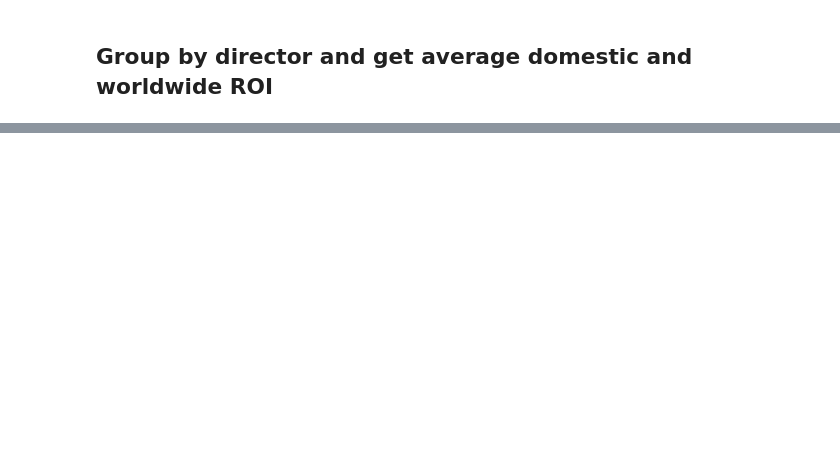
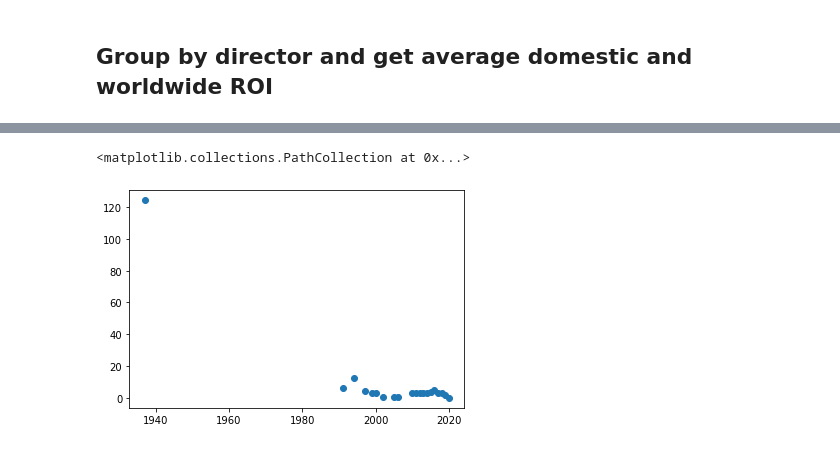
Before and after one commit to abigailjcampbell/dsc-phase-2-project-v3, a Jupyter notebook: student.ipynb, the cells around one changed output, grey strips where cells are left out. Drawn from its saved outputs; the diff is of its cells as text; code cells hidden in the pictures; blank space fills up the shorter version.

```diff
--- a/student.ipynb
+++ b/student.ipynb
@@ -370,0 +324,4 @@ genre_roi
+# %%
+# separate out the genre column into one row for each individual genre
+split_genres = budgets_basics.explode('genres')
+split_genres.to_csv('data/split_genre.csv')
@@ -441,0 +460,6 @@ director_roi
+# %%
+action = split_genres[split_genres['genres'] == 'Animation']
+action_year = action.groupby('release_year', as_index=False).mean()
+action_year_sum = action.groupby('release_year').sum()
+action_year['count'] = action_year_sum['count']
+action_year.head(10)
@@ -441,0 +478,5 @@ director_roi
+# %%
+plt.scatter(action_year.release_year, action_year.worldwide_roi)
+# %% [output]
+<matplotlib.collections.PathCollection at 0x...>
+[figure, added]
```
Also changed, not shown: parts of 61 cells of this notebook.
